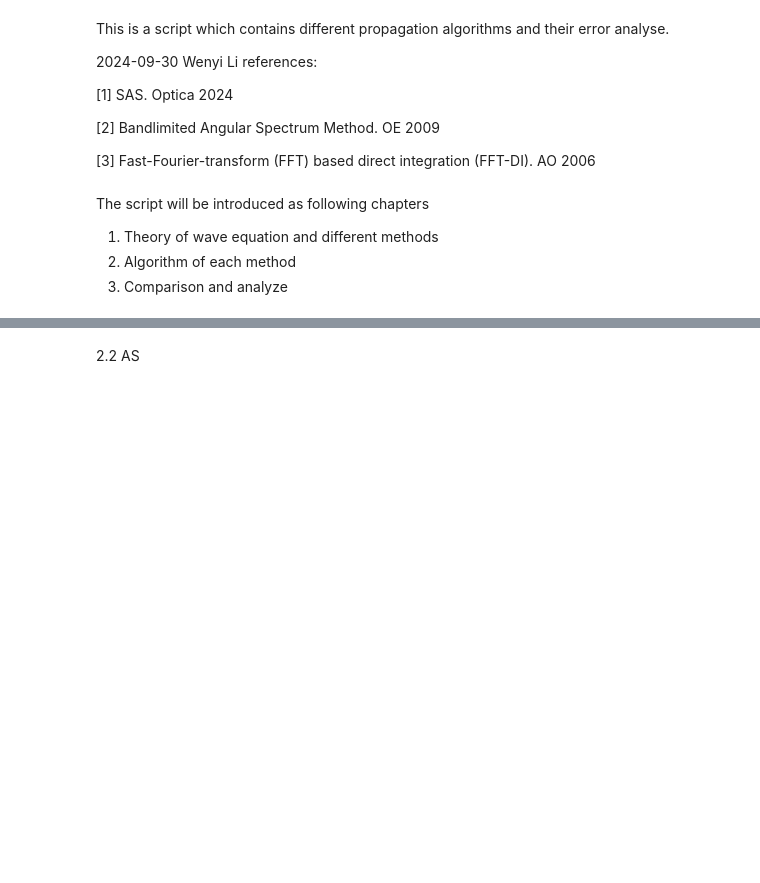
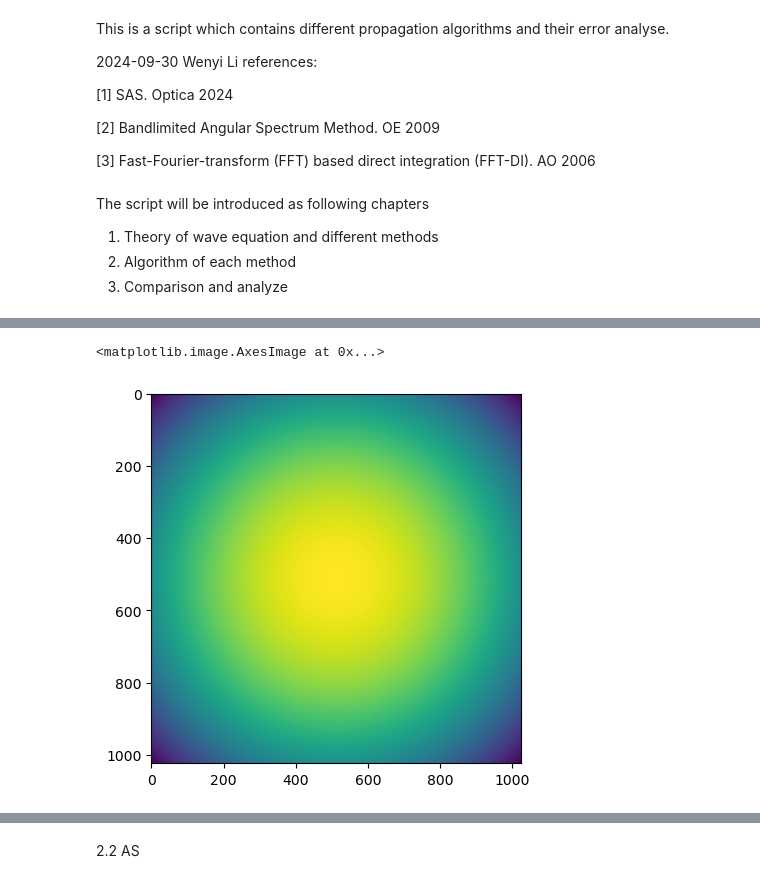
Before and after one commit to Wenyi-lee/Scalable-Angular-Spectrum-Method-SAS, a Jupyter notebook: propagation_script/free_space_propagation.ipynb, the cells around one changed output, grey strips where cells are left out. Drawn from its saved outputs; the diff is of its cells as text; code cells hidden in the pictures; blank space fills up the shorter version.

```diff
--- a/propagation_script/free_space_propagation.ipynb
+++ b/propagation_script/free_space_propagation.ipynb
@@ -88,4 +90,0 @@ Refer to [2], the bandwidth of the proposed method always satisfies the conditio
-# %%
-
-def FFT_DI(u0,dx,z):
-    pass
@@ -91,0 +115,15 @@ def FFT_DI(u0,dx,z):
+# %%
+def FFT_DI(U0,dx,z,lambda_):
+
+    N, M = np.shape(U0)
+    x = np.fft.fftshift(np.fft.fftfreq(N,1/(N*dx)))
+    y = np.fft.fftshift(np.fft.fftfreq(N,1/(N*dx)))
+    X, Y = np.meshgrid(x,y)
+    r = np.sqrt(X**2+Y**2+z**2)
+    h = np.exp(2*np.pi*r/lambda_*1j)/r * z/r * (1/(2*np.pi*r)+1/(lambda_*1j))
+    Uz = np.fft.ifftshift(np.fft.ifft2(np.fft.fft2(np.fft.ifftshift(U0)) * np.fft.fft2(np.fft.ifftshift(h))))
+
+    return x,r,h,Uz
+# %%
+# Test FFT_DI
+x,r,h,Uz = FFT_DI(U_box, L_box/N_box, z_box, lbd)
@@ -91,0 +137,5 @@ def FFT_DI(u0,dx,z):
+# %%
+plt.imshow(np.abs(h))
+# %% [output]
+<matplotlib.image.AxesImage at 0x...>
+[figure, added]
```
Also changed, not shown: parts of 26 cells of this notebook.
